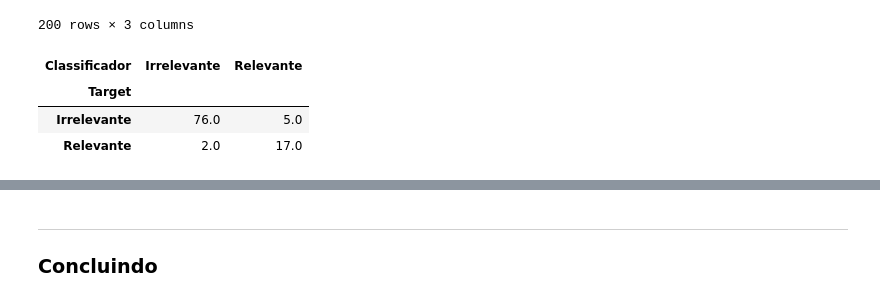
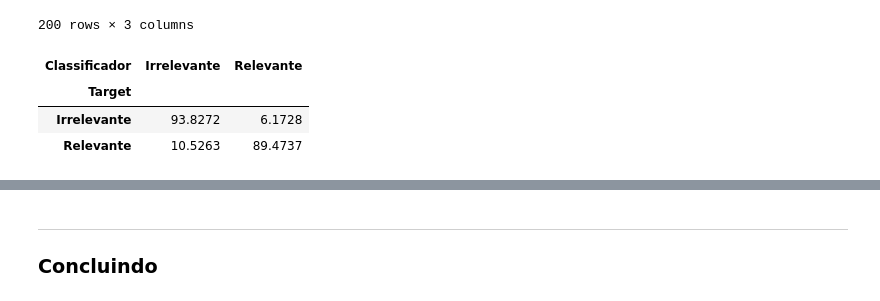
Before and after one commit to MateusMarinheiro18/Projeto-1-C-Dados, a Jupyter notebook: Projeto1 Template.ipynb, the cells around one changed output, grey strips where cells are left out. Cells and saved outputs as stored; diff of their text form; code cells hidden in the pictures.

```diff
--- a/Projeto1 Template.ipynb
+++ b/Projeto1 Template.ipynb
@@ -360,9 +360,9 @@ test
 | 199 | Seria o ideal... E bebê, nenê? Qu... | Irrelevante | Irrelevante |
 200 rows × 3 columns
 # %%
-pd.crosstab(test.Target, test.Classificador, normalize = True).round(2)*100
+pd.crosstab(test.Target, test.Classificador, normalize = 'index').round(6)*100
 # %% [output]
 | Classificador | Irrelevante | Relevante |
 | Target |  |  |
-| Irrelevante | 76.0 | 5.0 |
-| Relevante | 2.0 | 17.0 |
+| Irrelevante | 93.8272 | 6.1728 |
+| Relevante | 10.5263 | 89.4737 |
```
Also changed, not shown: parts of 12 cells of this notebook.
